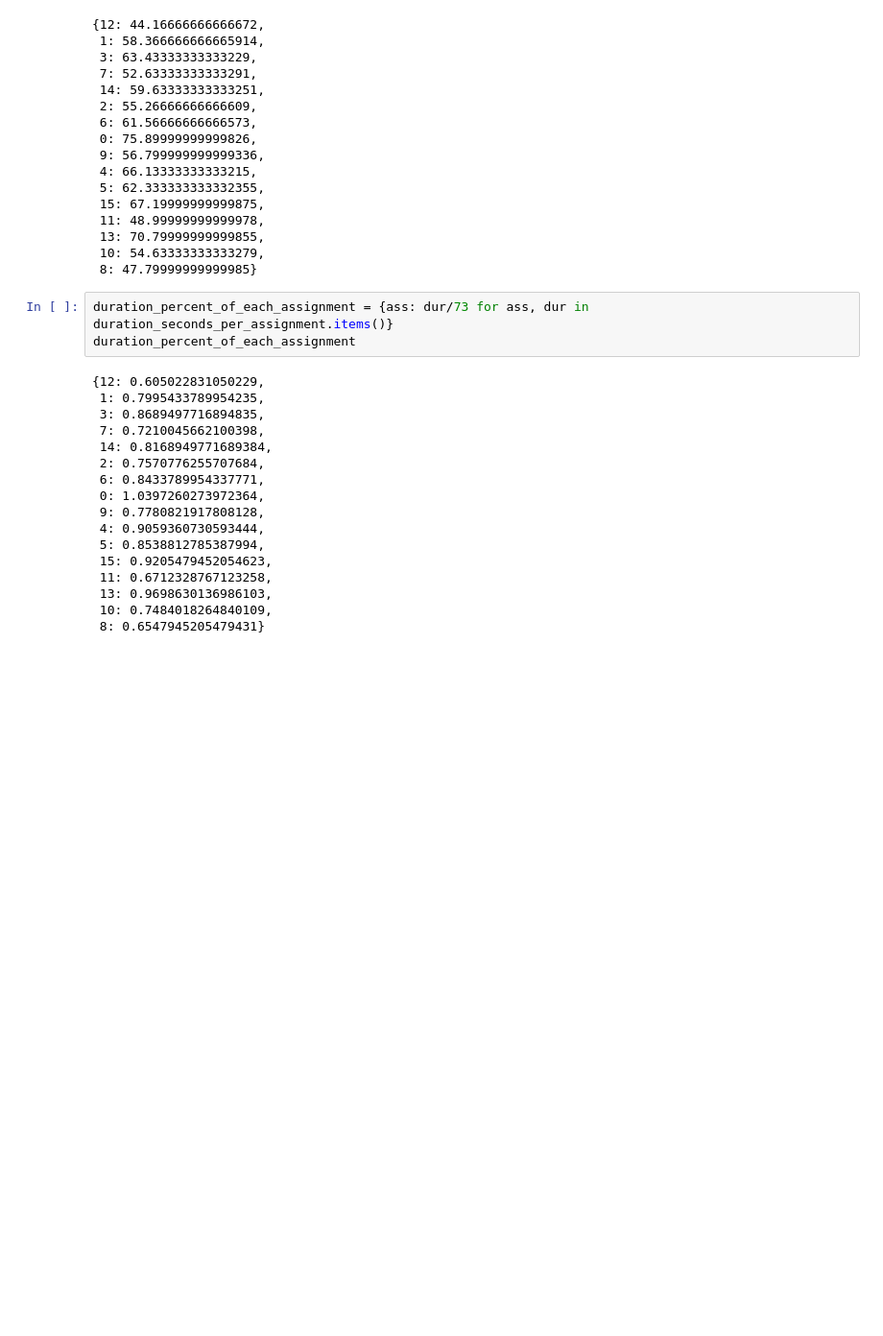
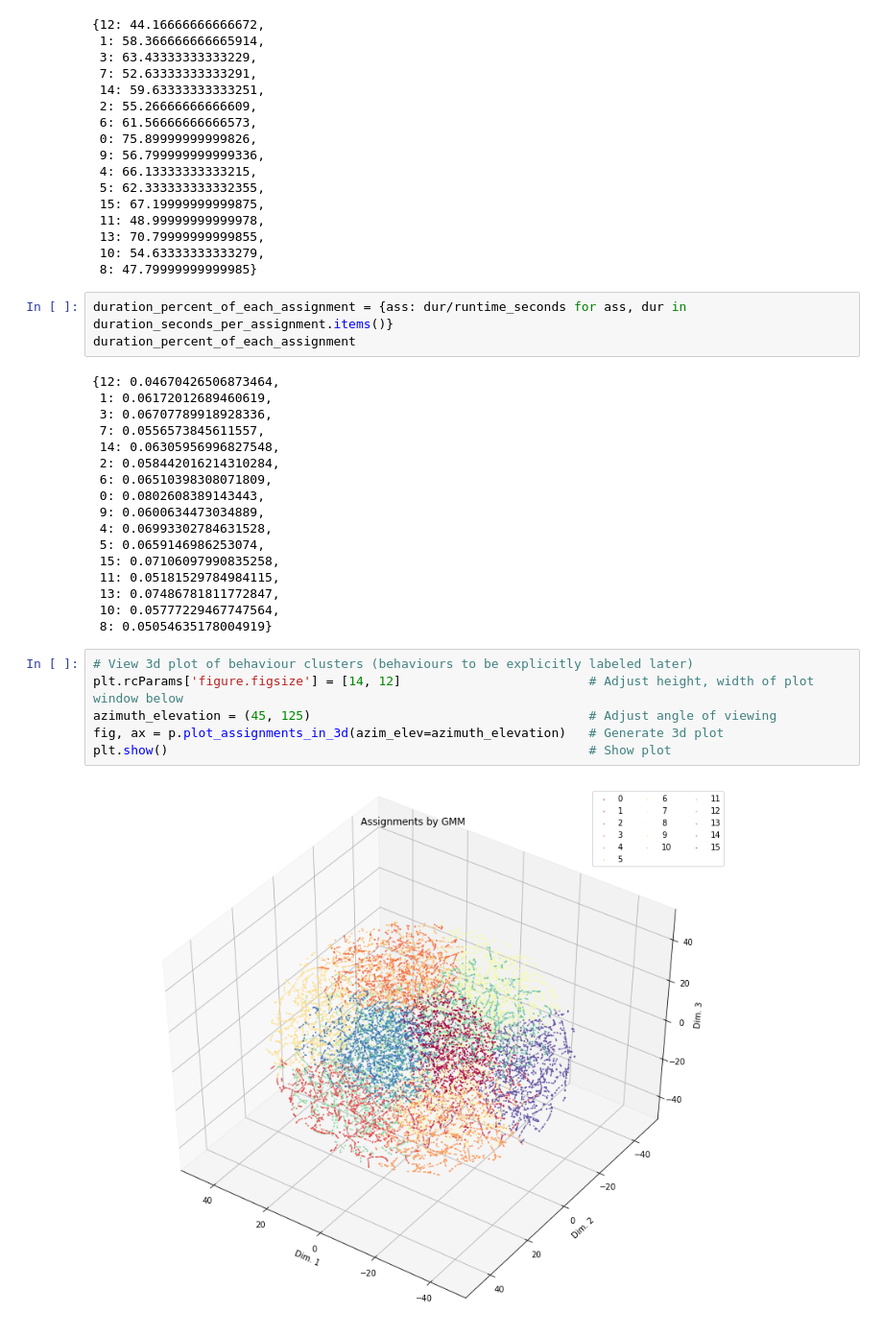
Before and after one commit to suntzuisafterU/B-SOID, a Jupyter notebook: notebooks/Pipelines-TimInfo.ipynb, the cells around one changed output. Shown at 96% size. Saved outputs shown, nothing was run; the diff lists cells and outputs as text; blank space fills up the shorter version.

Commit message:
Tim Notebook: add more notes on graph at bottom

```diff
--- a/notebooks/Pipelines-TimInfo.ipynb
+++ b/notebooks/Pipelines-TimInfo.ipynb
@@ -78,22 +69,30 @@ duration_seconds_per_assignment
  10: 54.63333333333279,
  8: 47.79999999999985}
 # %%
-duration_percent_of_each_assignment = {ass: dur/73 for ass, dur in duration_seconds_per_assignment.items()}
+duration_percent_of_each_assignment = {ass: dur/runtime_seconds for ass, dur in duration_seconds_per_assignment.items()}
 duration_percent_of_each_assignment
 # %% [output]
-{12: 0.605022831050229,
- 1: 0.7995433789954235,
- 3: 0.8689497716894835,
- 7: 0.7210045662100398,
- 14: 0.8168949771689384,
- 2: 0.7570776255707684,
- 6: 0.8433789954337771,
- 0: 1.0397260273972364,
- 9: 0.7780821917808128,
- 4: 0.9059360730593444,
- 5: 0.8538812785387994,
- 15: 0.9205479452054623,
- 11: 0.6712328767123258,
- 13: 0.9698630136986103,
- 10: 0.7484018264840109,
- 8: 0.6547945205479431}
+{12: 0.04670426506873464,
+ 1: 0.06172012689460619,
+ 3: 0.06707789918928336,
+ 7: 0.0556573845611557,
+ 14: 0.06305956996827548,
+ 2: 0.058442016214310284,
+ 6: 0.06510398308071809,
+ 0: 0.0802608389143443,
+ 9: 0.0600634473034889,
+ 4: 0.06993302784631528,
+ 5: 0.0659146986253074,
+ 15: 0.07106097990835258,
+ 11: 0.05181529784984115,
+ 13: 0.07486781811772847,
+ 10: 0.05777229467747564,
+ 8: 0.05054635178004919}
+# %%
+# View 3d plot of behaviour clusters (behaviours to be explicitly labeled later)
+plt.rcParams['figure.figsize'] = [14, 12]                         # Adjust height, width of plot window below
+azimuth_elevation = (45, 125)                                     # Adjust angle of viewing
+fig, ax = p.plot_assignments_in_3d(azim_elev=azimuth_elevation)   # Generate 3d plot
+plt.show()                                                        # Show plot
+# %% [output]
+[figure, added]
```
Also changed, not shown: parts of 4 cells of this notebook.
